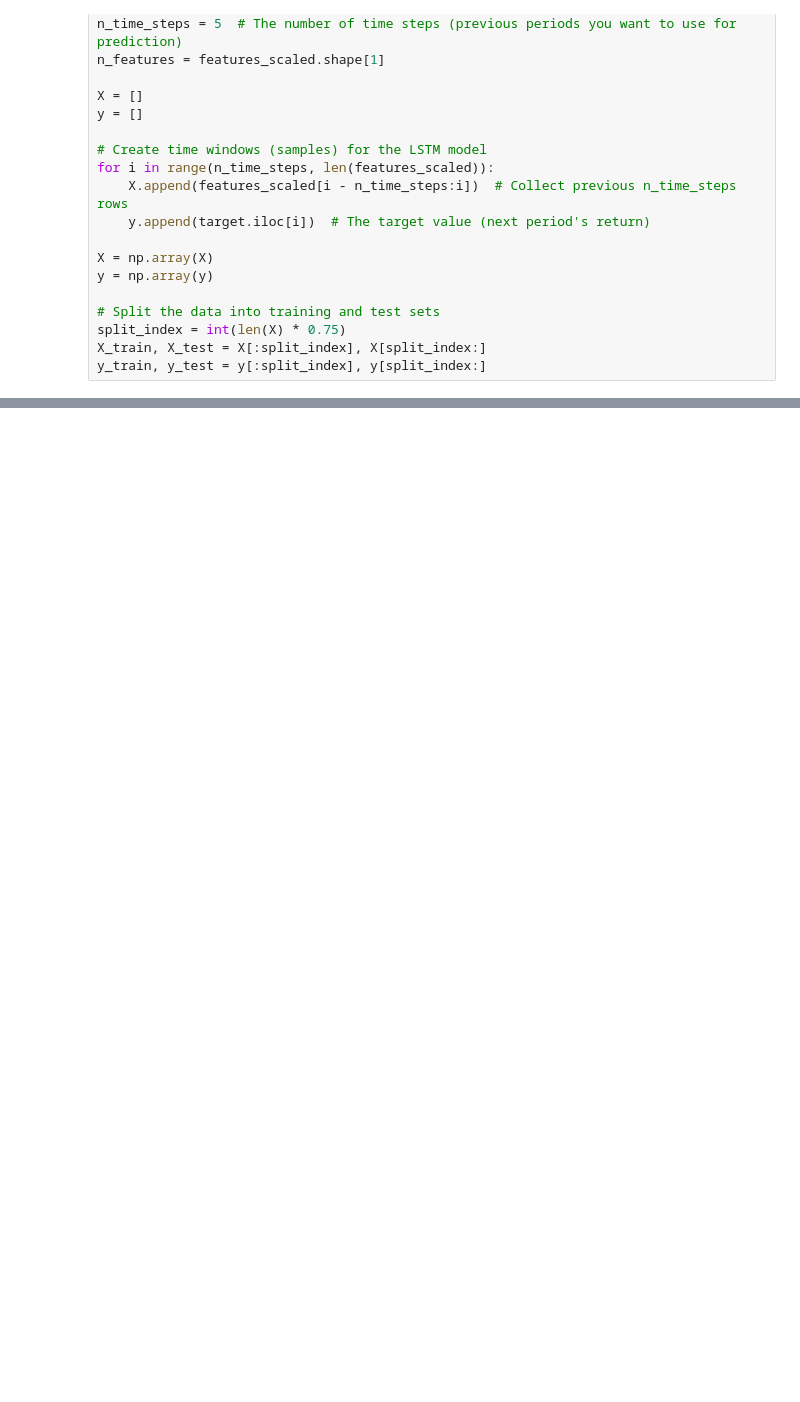
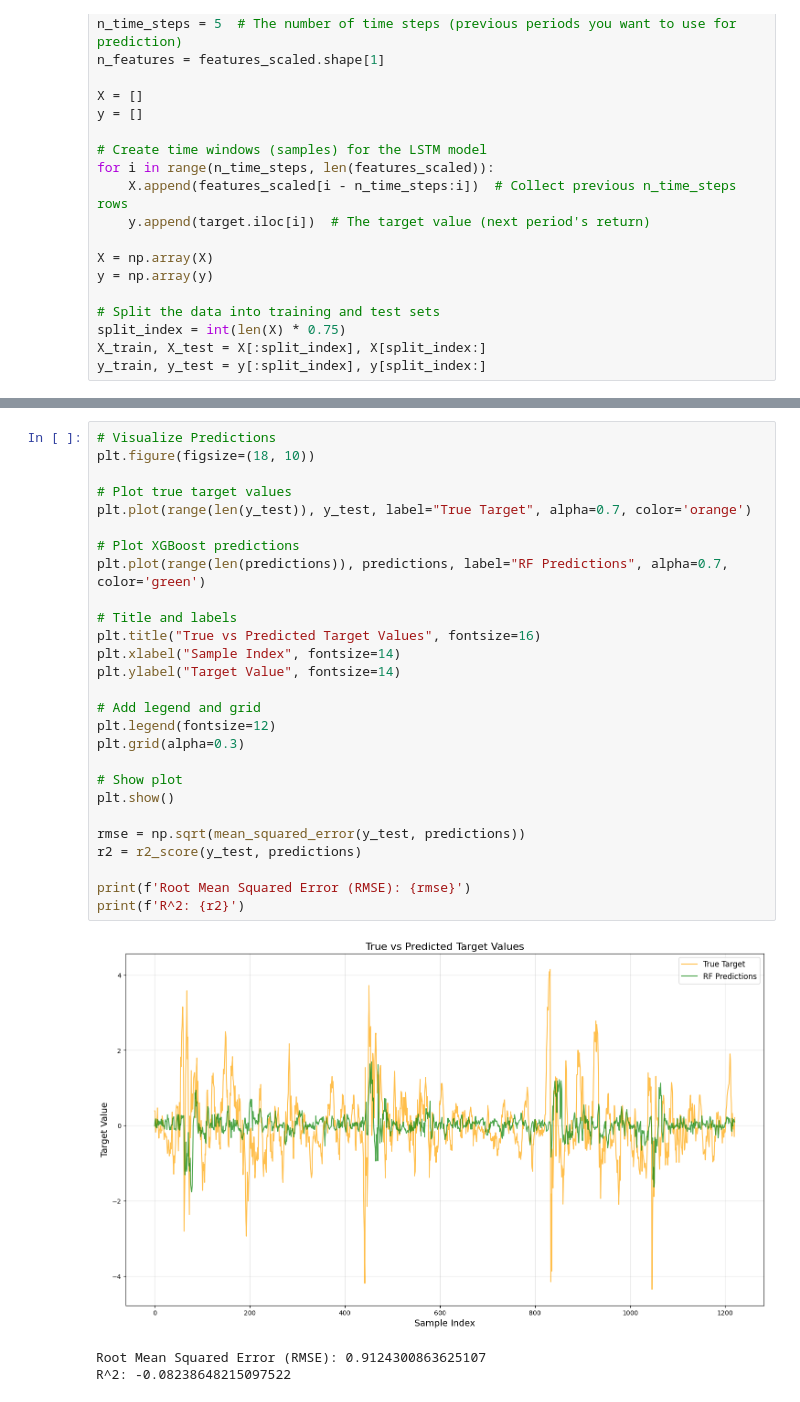
Before and after one commit to dawidpawliczek4/AI-Trader, a Jupyter notebook: analisys/notebooks/train_reg_models.ipynb, the cells around one changed output, grey strips where cells are left out. Cells and saved outputs as stored; diff of their text form; blank space fills up the shorter version.

```diff
--- a/analisys/notebooks/train_reg_models.ipynb
+++ b/analisys/notebooks/train_reg_models.ipynb
@@ -216,0 +301,31 @@ R^2: -0.13563750008314646
+# %%
+# Visualize Predictions
+plt.figure(figsize=(18, 10))
+
+# Plot true target values
+plt.plot(range(len(y_test)), y_test, label="True Target", alpha=0.7, color='orange')
+
+# Plot XGBoost predictions
+plt.plot(range(len(predictions)), predictions, label="RF Predictions", alpha=0.7, color='green')
+
+# Title and labels
+plt.title("True vs Predicted Target Values", fontsize=16)
+plt.xlabel("Sample Index", fontsize=14)
+plt.ylabel("Target Value", fontsize=14)
+
+# Add legend and grid
+plt.legend(fontsize=12)
+plt.grid(alpha=0.3)
+
+# Show plot
+plt.show()
+
+rmse = np.sqrt(mean_squared_error(y_test, predictions))
+r2 = r2_score(y_test, predictions)
+
+print(f'Root Mean Squared Error (RMSE): {rmse}')
+print(f'R^2: {r2}')
+# %% [output]
+[figure, added]
+Root Mean Squared Error (RMSE): 0.9124300863625107
+R^2: -0.08238648215097522
```
Also changed, not shown: parts of 13 cells of this notebook.
